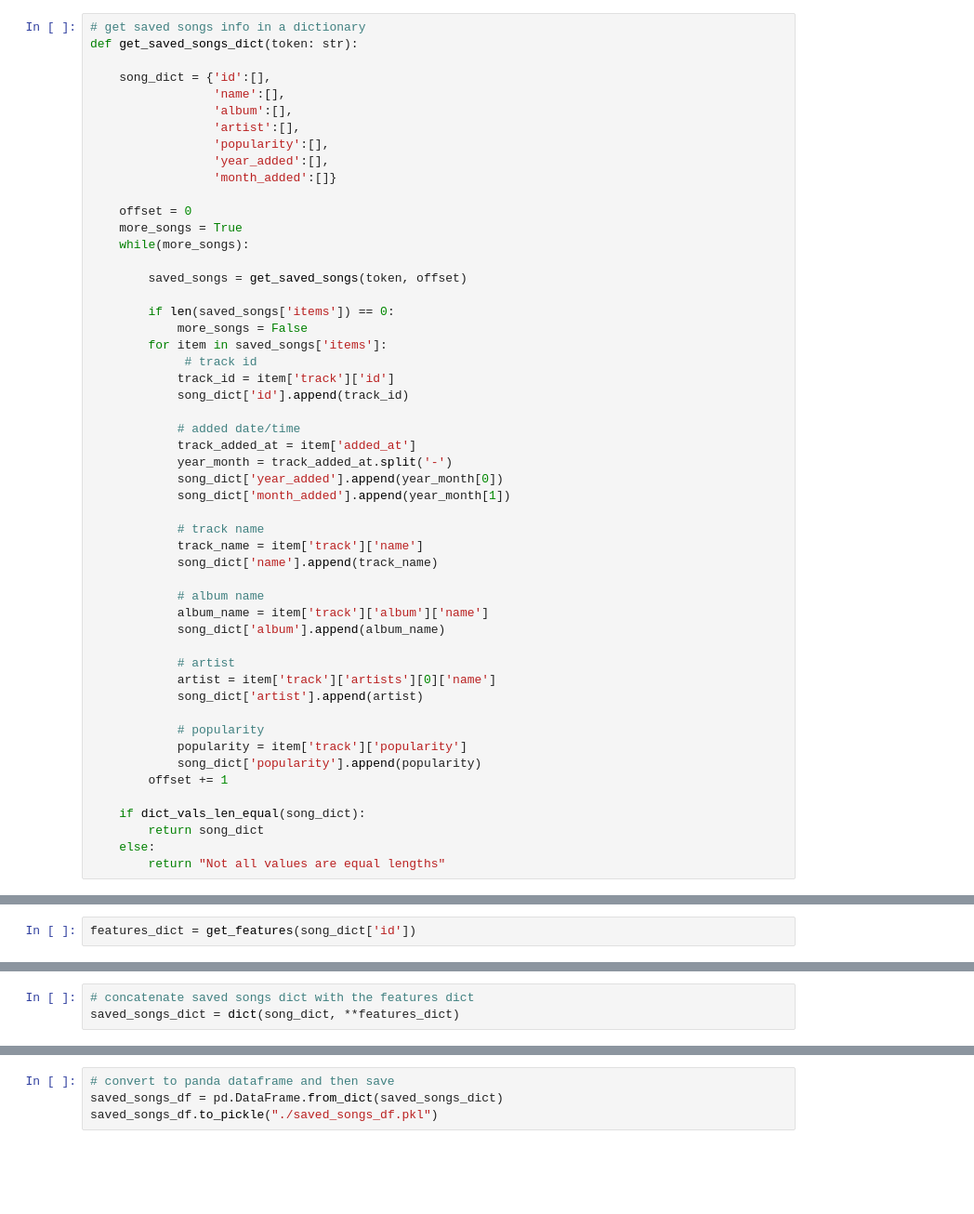
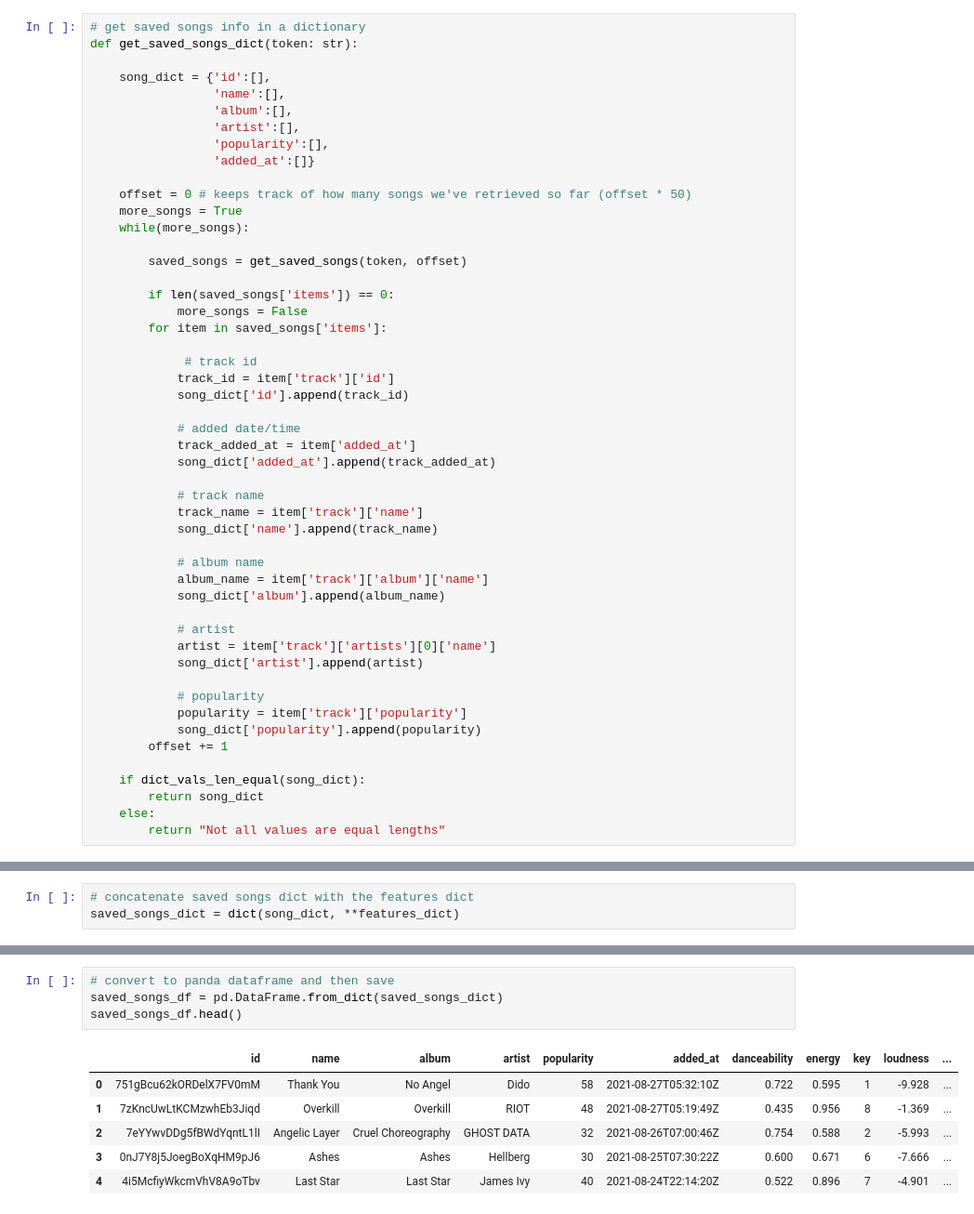
Before and after one commit to tjsuki/Spotify-proj, a Jupyter notebook: Load Saved Songs Data.ipynb, the cells around one changed output, grey strips where cells are left out. Shown at 93% size. Cells and saved outputs as stored; diff of their text form; blank space fills up the shorter version.

```diff
--- a/Load Saved Songs Data.ipynb
+++ b/Load Saved Songs Data.ipynb
@@ -62,10 +73,9 @@ def get_saved_songs_dict(token: str):
                  'album':[],
                  'artist':[],
                  'popularity':[],
-                 'year_added':[],
-                 'month_added':[]}
+                 'added_at':[]}
 
-    offset = 0
+    offset = 0 # keeps track of how many songs we've retrieved so far (offset * 50)
     more_songs = True
     while(more_songs):
 
@@ -74,15 +84,14 @@ def get_saved_songs_dict(token: str):
         if len(saved_songs['items']) == 0:
             more_songs = False
         for item in saved_songs['items']:
+
              # track id
             track_id = item['track']['id']
             song_dict['id'].append(track_id)
 
             # added date/time
             track_added_at = item['added_at']
-            year_month = track_added_at.split('-')
-            song_dict['year_added'].append(year_month[0])
-            song_dict['month_added'].append(year_month[1])
+            song_dict['added_at'].append(track_added_at)
 
             # track name
             track_name = item['track']['name']
@@ -156,2 +143,0 @@ def get_features(ids):
-# %%
-features_dict = get_features(song_dict['id'])
@@ -161,4 +151,11 @@ saved_songs_dict = dict(song_dict, **features_dict)
 # %%
 # convert to panda dataframe and then save
 saved_songs_df = pd.DataFrame.from_dict(saved_songs_dict)
-saved_songs_df.to_pickle("./saved_songs_df.pkl")
+saved_songs_df.head()
+# %% [output]
+|  | id | name | album | artist | popularity | added_at | danceability | energy | key | loudness | ... |
+| 0 | 751gBcu62kORDelX7FV0mM | Thank You | No Angel | Dido | 58 | 2021-08-27T05:32:10Z | 0.722 | 0.595 | 1 | -9.928 | ... |
+| 1 | 7zKncUwLtKCMzwhEb3Jiqd | Overkill | Overkill | RIOT | 48 | 2021-08-27T05:19:49Z | 0.435 | 0.956 | 8 | -1.369 | ... |
+| 2 | 7eYYwvDDg5fBWdYqntL1lI | Angelic Layer | Cruel Choreography | GHOST DATA | 32 | 2021-08-26T07:00:46Z | 0.754 | 0.588 | 2 | -5.993 | ... |
+| 3 | 0nJ7Y8j5JoegBoXqHM9pJ6 | Ashes | Ashes | Hellberg | 30 | 2021-08-25T07:30:22Z | 0.600 | 0.671 | 6 | -7.666 | ... |
+| 4 | 4i5McfiyWkcmVhV8A9oTbv | Last Star | Last Star | James Ivy | 40 | 2021-08-24T22:14:20Z | 0.522 | 0.896 | 7 | -4.901 | ... |
```
Also changed, not shown: parts of 14 cells of this notebook, 2 other files.
